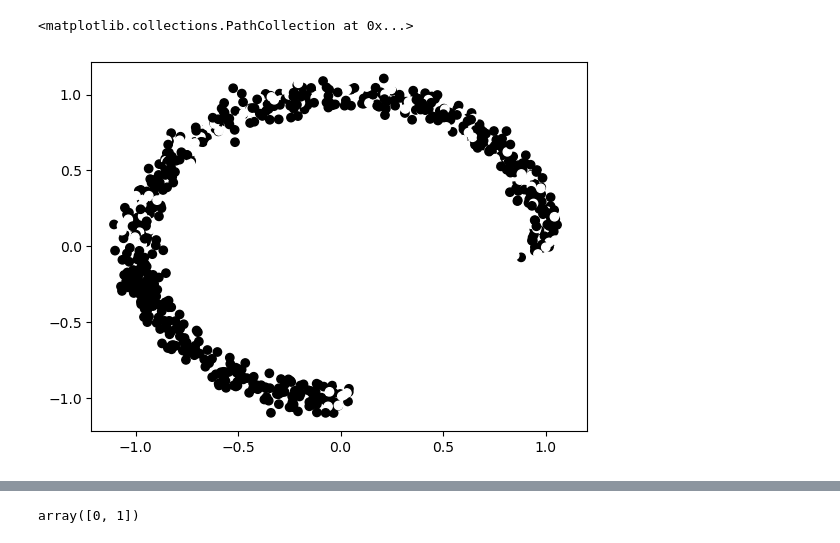
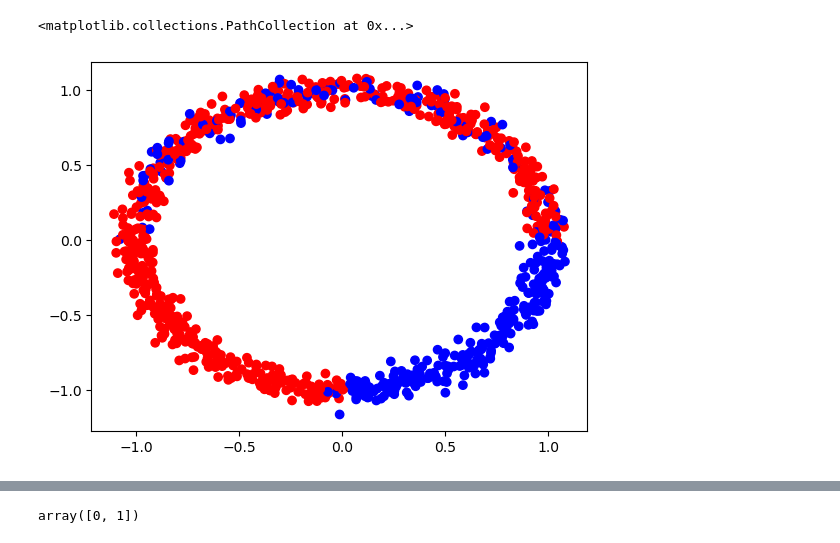
Before and after one commit to ai2es/evidential, a Jupyter notebook: notebooks/generate_data_dirichletIP.ipynb, the cells around one changed output, grey strips where cells are left out. Cells and saved outputs as stored; diff of their text form; code cells hidden in the pictures.

```diff
--- a/notebooks/generate_data_dirichletIP.ipynb
+++ b/notebooks/generate_data_dirichletIP.ipynb
@@ -19,10 +19,11 @@ labels = (1 * ((xs > 0) & (ys < 0))
           + (np.random.default_rng().binomial(1, 0.25, n)) * (ys >= 0)
          )
 # %%
-plt.scatter(xs + noise[0],ys + noise[1], color = labels.astype('str'))
+colors = ['b' if label else 'r' for label in labels]
+plt.scatter(xs + noise[0],ys + noise[1], color =colors)
 # %% [output]
 <matplotlib.collections.PathCollection at 0x...>
-[figure, old version]
+[figure, new version]
 # %%
 u, c = np.unique(labels, return_counts=True)
 # %%
```
Also changed, not shown: parts of 5 cells of this notebook.
